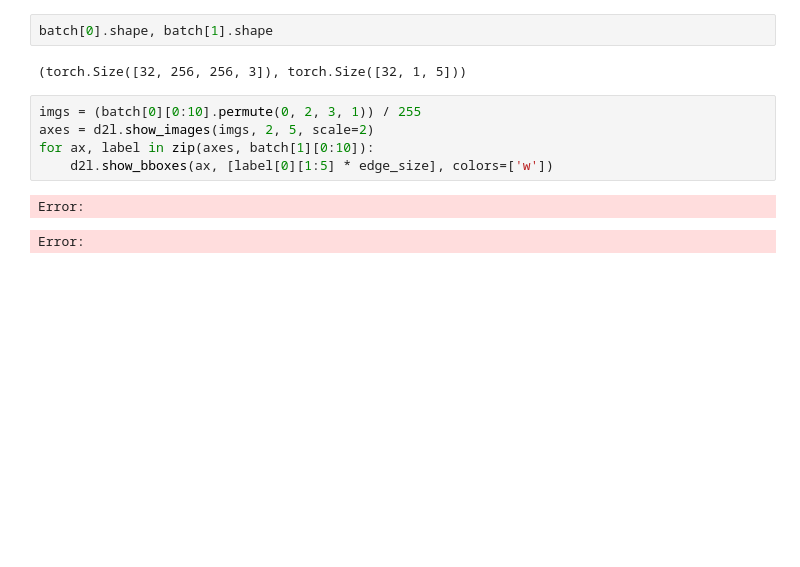
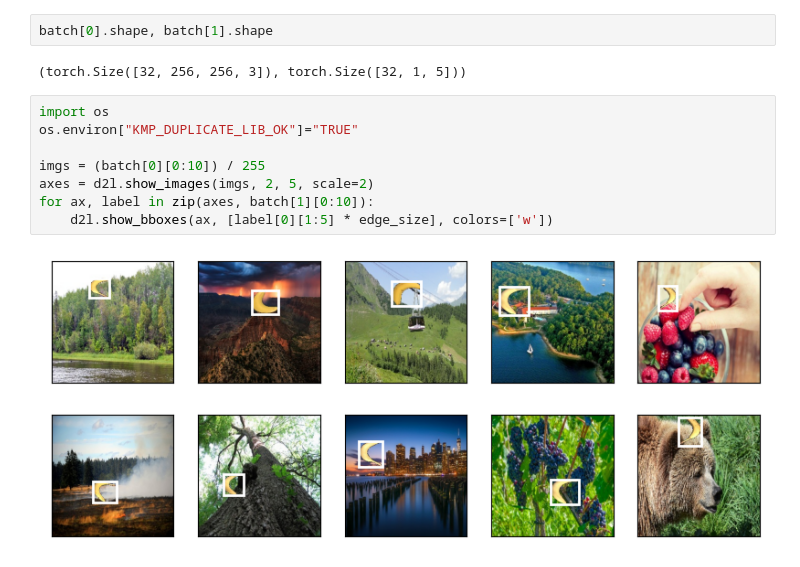
Before and after one commit to Suncheng2022/D2L, a Jupyter notebook: 第13章/13.6目标检测数据集_20230226.ipynb, the cells around one changed output. Cells and saved outputs as stored; diff of their text form; blank space fills up the shorter version.

```diff
--- a/第13章/13.6目标检测数据集_20230226.ipynb
+++ b/第13章/13.6目标检测数据集_20230226.ipynb
@@ -74,10 +59,12 @@ batch[0].shape, batch[1].shape
 # %% [output]
 (torch.Size([32, 256, 256, 3]), torch.Size([32, 1, 5]))
 # %%
-imgs = (batch[0][0:10].permute(0, 2, 3, 1)) / 255
+import os
+os.environ["KMP_DUPLICATE_LIB_OK"]="TRUE"
+
+imgs = (batch[0][0:10]) / 255
 axes = d2l.show_images(imgs, 2, 5, scale=2)
 for ax, label in zip(axes, batch[1][0:10]):
     d2l.show_bboxes(ax, [label[0][1:5] * edge_size], colors=['w'])
 # %% [output]
-Error:
-Error:
+[figure, added]
```
Also changed, not shown: parts of 1 cell of this notebook, 2 other files.
